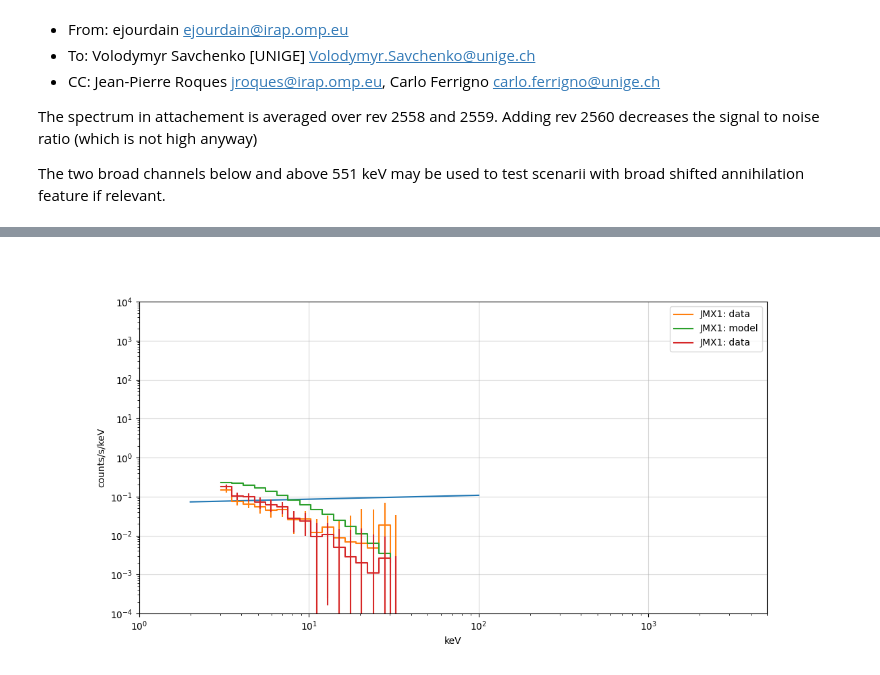
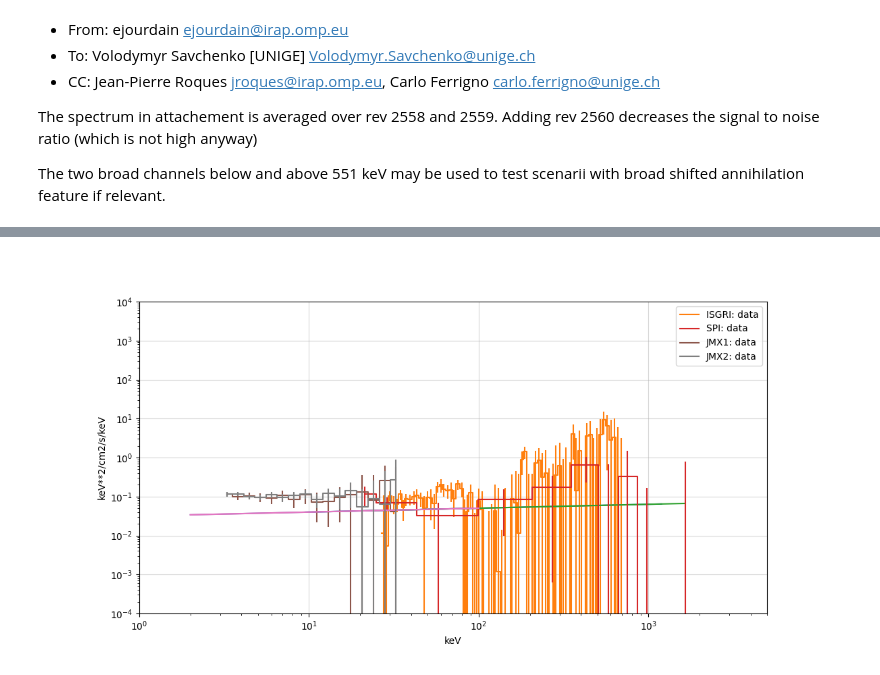
Before and after one commit to volodymyrss/grb221009, a Jupyter notebook: spectrum.ipynb, the cells around one changed output, grey strips where cells are left out. Drawn from its saved outputs; the diff is of its cells as text; code cells hidden in the pictures.

```diff
--- a/spectrum.ipynb
+++ b/spectrum.ipynb
@@ -155,55 +161,57 @@ from ogip.tools import plot as plot_spec
 isgri_pha = PHAI.from_file_name("IBIS_spectrum_GRB221009A.fits")
 isgri_rmf = RMF.from_file_name("IBIS_rmf_GRB221009A.fits")
 
-isgri_pha_rebinned, isgri_rmf_rebinned = rebin(isgri_pha, isgri_rmf, log_bins(5, 25, 700))
+isgri_pha_rebinned, isgri_rmf_rebinned = rebin(isgri_pha, isgri_rmf, log_bins(50, 25, 700))
 
 spi_pha_rebinned, spi_rmf_rebinned = rebin(spi_pha, spi_rmf, log_bins(3, 25, 1000))
 # spi_pha_rebinned, spi_rmf_rebinned = rebin(spi_pha, spi_rmf, log_bins(5, 25, 600))
 
-f = plt.figure(figsize=(12, 6))
 
-model = lambda x:(15e-5*(x/25.)**-1.9)
+model = lambda x:(7e-5*(x/25.)**-1.9)
 
 for unfolded in True, False:
-    # unfolded = True
+    f = plt.figure(figsize=(12, 6))
+# for unfolded in False, :
     e_power = 2 if unfolded else 0
 
     # plot_spec(isgri_pha, model, isgri_rmf, fig=f, label_prefix="ISGRI", unfolded=unfolded, e_power=e_power)
-    # plot_spec(isgri_pha_rebinned, model, isgri_rmf_rebinned, fig=f, label_prefix="ISGRI", unfolded=unfolded, e_power=e_power)
+    plot_spec(isgri_pha_rebinned, model, isgri_rmf_rebinned, fig=f, label_prefix="ISGRI", unfolded=unfolded, e_power=e_power)
 
     isgri_pha_rebinned.to_fits("isgri_rebinned_pha.fits")
     isgri_rmf_rebinned.to_fits("isgri_rebinned_rmf.fits")
 
     # plot_spec(spi_pha_rebinned, model, spi_rmf_rebinned, fig=f, label_prefix="SPI", unfolded=unfolded, e_power=e_power)
-    # plot_spec(spi_pha, model, spi_rmf, fig=f, label_prefix="SPI", unfolded=unfolded, e_power=e_power)
+    plot_spec(spi_pha, model, spi_rmf, fig=f, label_prefix="SPI", unfolded=unfolded, e_power=e_power)
     plot_spec(jmx1_pha, model, jmx1_rmf, arf=jmx1_arf, fig=f, label_prefix="JMX1", unfolded=unfolded, e_power=e_power)
-    # plot_spec(jmx2_pha, model, jmx2_rmf, arf=jmx2_arf, fig=f, label_prefix="JMX2", unfolded=unfolded, e_power=e_power)
+    plot_spec(jmx2_pha, model, jmx2_rmf, arf=jmx2_arf, fig=f, label_prefix="JMX2", unfolded=unfolded, e_power=e_power)
 
     # early and total jemxX spec are weird
 
     if unfolded:
         plt.ylabel(f"keV**{e_power}/cm2/s/keV")
     else:
         plt.ylabel("counts/s/keV")
 
     plt.xlabel("keV")
 
     plt.xlim([1, 5e3])
     plt.ylim([1e-4, 1e4])
     # plt.loglog()
 
     plt.grid(alpha=0.5)
 
-    plt.savefig(f"spec_afterglow_counts_{unfolded}.pdf")
-    plt.savefig(f"spec_afterglow_counts_{unfolded}.png")
+    fn_png = f"spec_afterglow_counts_{'un' if unfolded else ''}folded.png"
+    plt.savefig(fn_png.replace(".png", ".pdf"))
+    plt.savefig(fn_png)
 
 from IPython.display import Image
-Image("spec_afterglow_counts_False.png")
+Image("spec_afterglow_counts_unfolded.png")
+# Image("spec_afterglow_counts_True.png")
 
     # TODO: add in grey other data
     # TODO: plot by period
 # %% [output]
-[figure, old version]
+[figure, new version]
 # %%
 import numpy as np
 # %%
```
Also changed, not shown: parts of 8 cells of this notebook, 3 other files.
